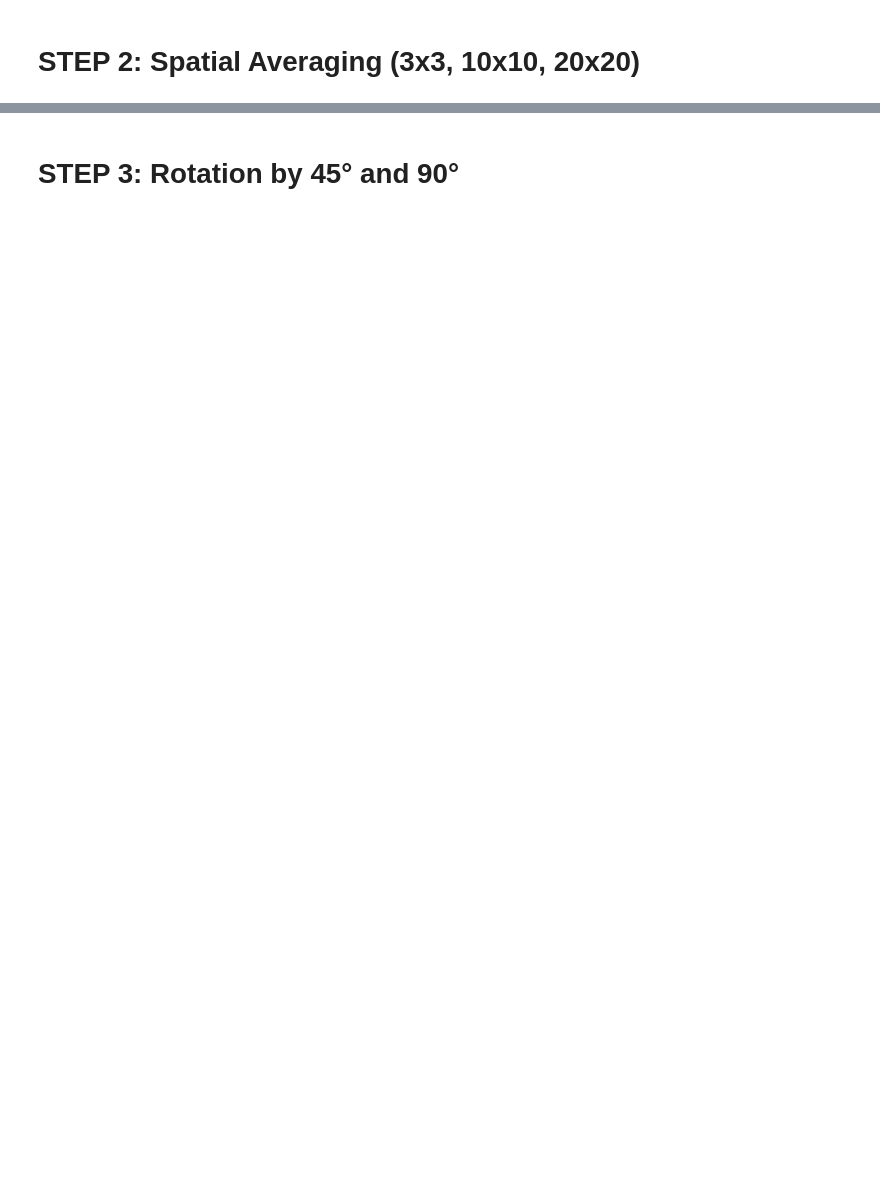
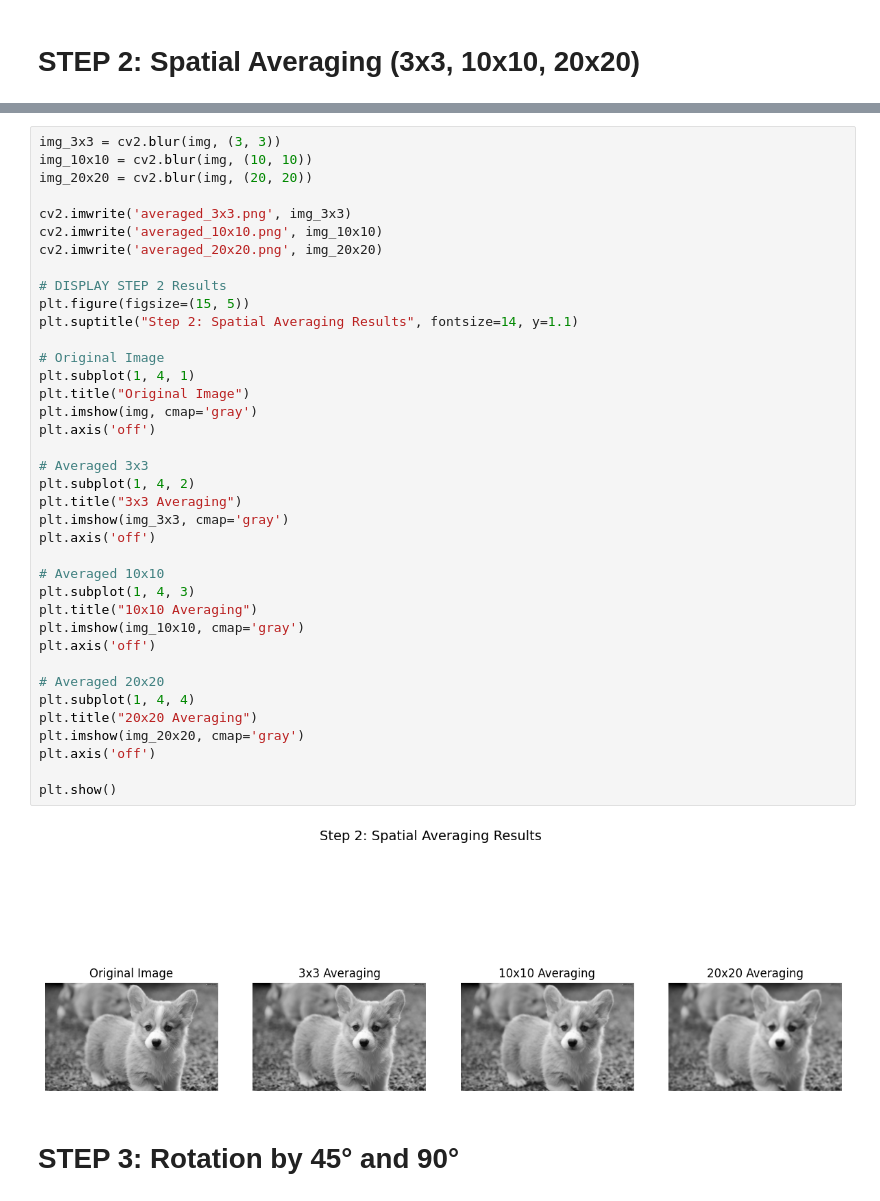
Before and after one commit to eg204212/Computer-Vision-and-Image-Processing---Take-Home-Assignment-1-, a Jupyter notebook: EC7212_Take_Home_Assignment_1.ipynb, the cells around one changed output, grey strips where cells are left out. Saved outputs shown, nothing was run; the diff lists cells and outputs as text; blank space fills up the shorter version.

```diff
--- a/EC7212_Take_Home_Assignment_1.ipynb
+++ b/EC7212_Take_Home_Assignment_1.ipynb
@@ -32,3 +41,43 @@ True
+# %%
+img_3x3 = cv2.blur(img, (3, 3))
+img_10x10 = cv2.blur(img, (10, 10))
+img_20x20 = cv2.blur(img, (20, 20))
+
+cv2.imwrite('averaged_3x3.png', img_3x3)
+cv2.imwrite('averaged_10x10.png', img_10x10)
+cv2.imwrite('averaged_20x20.png', img_20x20)
+
+# DISPLAY STEP 2 Results
+plt.figure(figsize=(15, 5))
+plt.suptitle("Step 2: Spatial Averaging Results", fontsize=14, y=1.1)
+
+# Original Image
+plt.subplot(1, 4, 1)
+plt.title("Original Image")
+plt.imshow(img, cmap='gray')
+plt.axis('off')
+
+# Averaged 3x3
+plt.subplot(1, 4, 2)
+plt.title("3x3 Averaging")
+plt.imshow(img_3x3, cmap='gray')
+plt.axis('off')
+
+# Averaged 10x10
+plt.subplot(1, 4, 3)
+plt.title("10x10 Averaging")
+plt.imshow(img_10x10, cmap='gray')
+plt.axis('off')
+
+# Averaged 20x20
+plt.subplot(1, 4, 4)
+plt.title("20x20 Averaging")
+plt.imshow(img_20x20, cmap='gray')
+plt.axis('off')
+
+plt.show()
+# %% [output]
+[figure, added]
 # %% [markdown]
 # STEP 3: Rotation by 45° and 90°
 # %%
```
Also changed, not shown: parts of 5 cells of this notebook.
